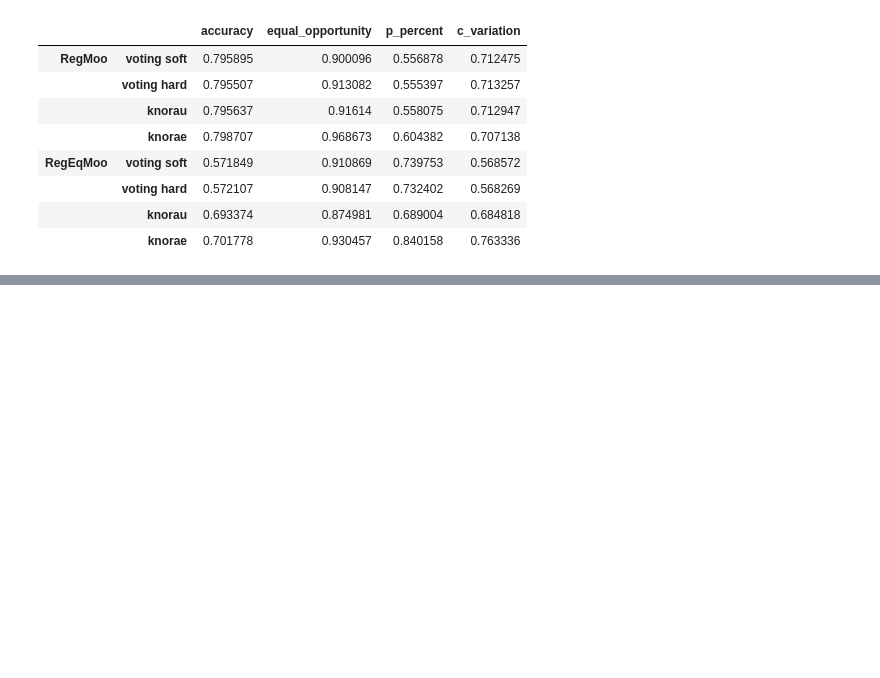
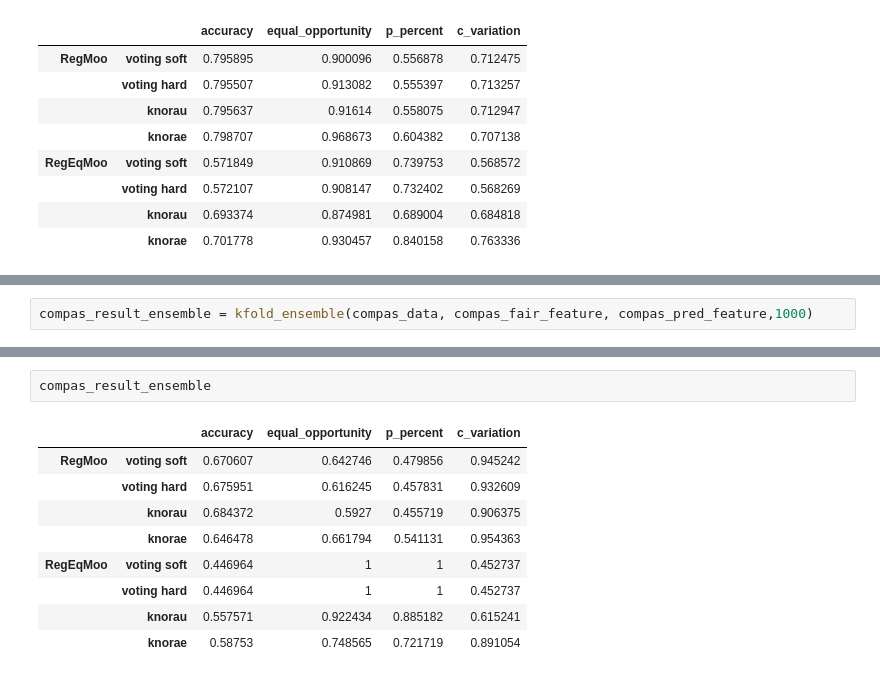
Before and after one commit to viguardieiro/moopt_fairness, a Jupyter notebook: Comparacao-kfolds.ipynb, the cells around one changed output, grey strips where cells are left out. Cells and saved outputs as stored; diff of their text form; blank space fills up the shorter version.

```diff
--- a/Comparacao-kfolds.ipynb
+++ b/Comparacao-kfolds.ipynb
@@ -295,0 +458,2 @@ adult_result_ensemble
+# %%
+compas_result_ensemble = kfold_ensemble(compas_data, compas_fair_feature, compas_pred_feature,1000)
@@ -295,0 +478,12 @@ adult_result_ensemble
+# %%
+compas_result_ensemble
+# %% [output]
+|  |  | accuracy | equal_opportunity | p_percent | c_variation |
+| RegMoo | voting soft | 0.670607 | 0.642746 | 0.479856 | 0.945242 |
+|  | voting hard | 0.675951 | 0.616245 | 0.457831 | 0.932609 |
+|  | knorau | 0.684372 | 0.5927 | 0.455719 | 0.906375 |
+|  | knorae | 0.646478 | 0.661794 | 0.541131 | 0.954363 |
+| RegEqMoo | voting soft | 0.446964 | 1 | 1 | 0.452737 |
+|  | voting hard | 0.446964 | 1 | 1 | 0.452737 |
+|  | knorau | 0.557571 | 0.922434 | 0.885182 | 0.615241 |
+|  | knorae | 0.58753 | 0.748565 | 0.721719 | 0.891054 |
```
Also changed, not shown: parts of 11 cells of this notebook, 1 other file.
